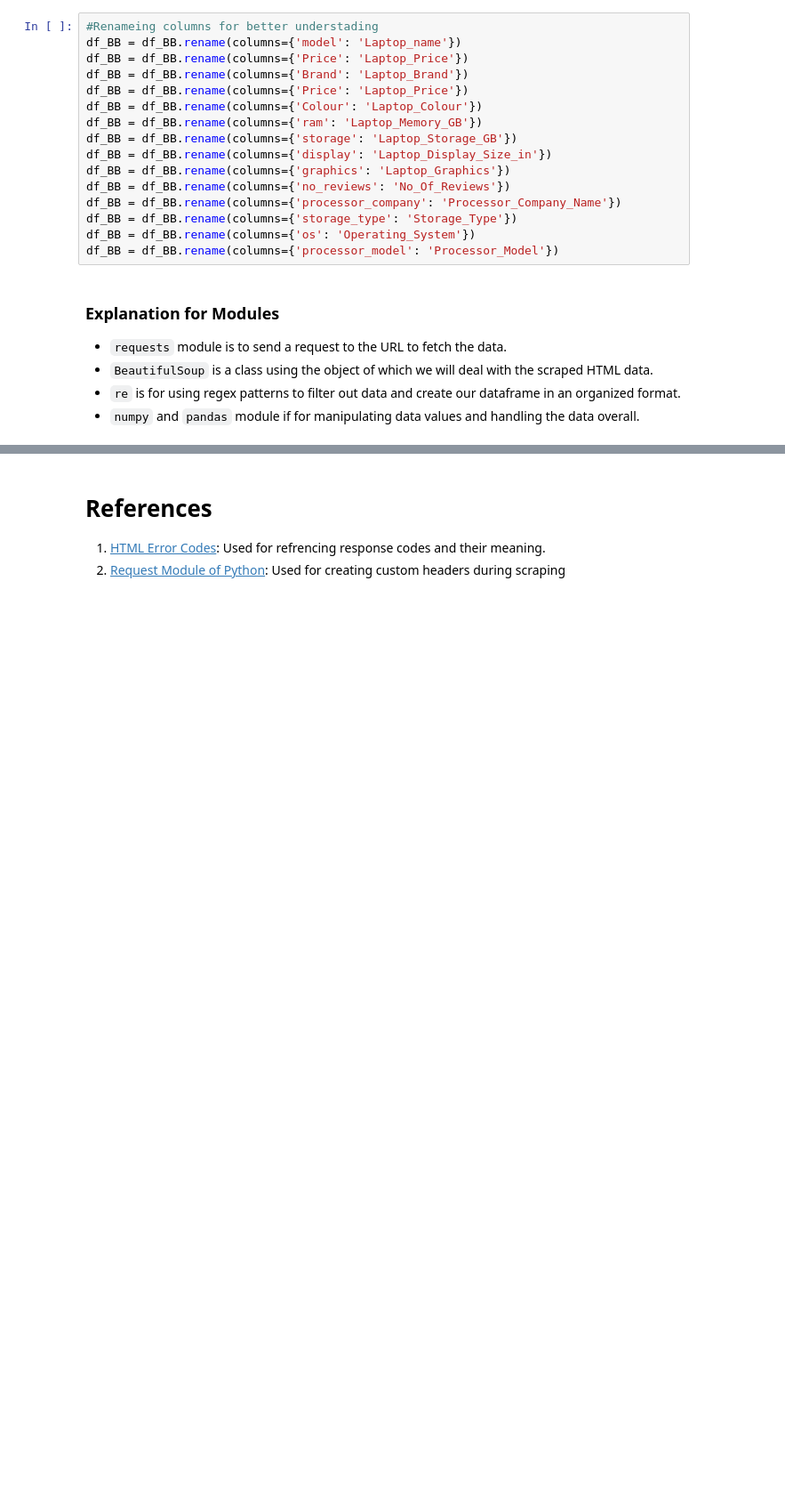
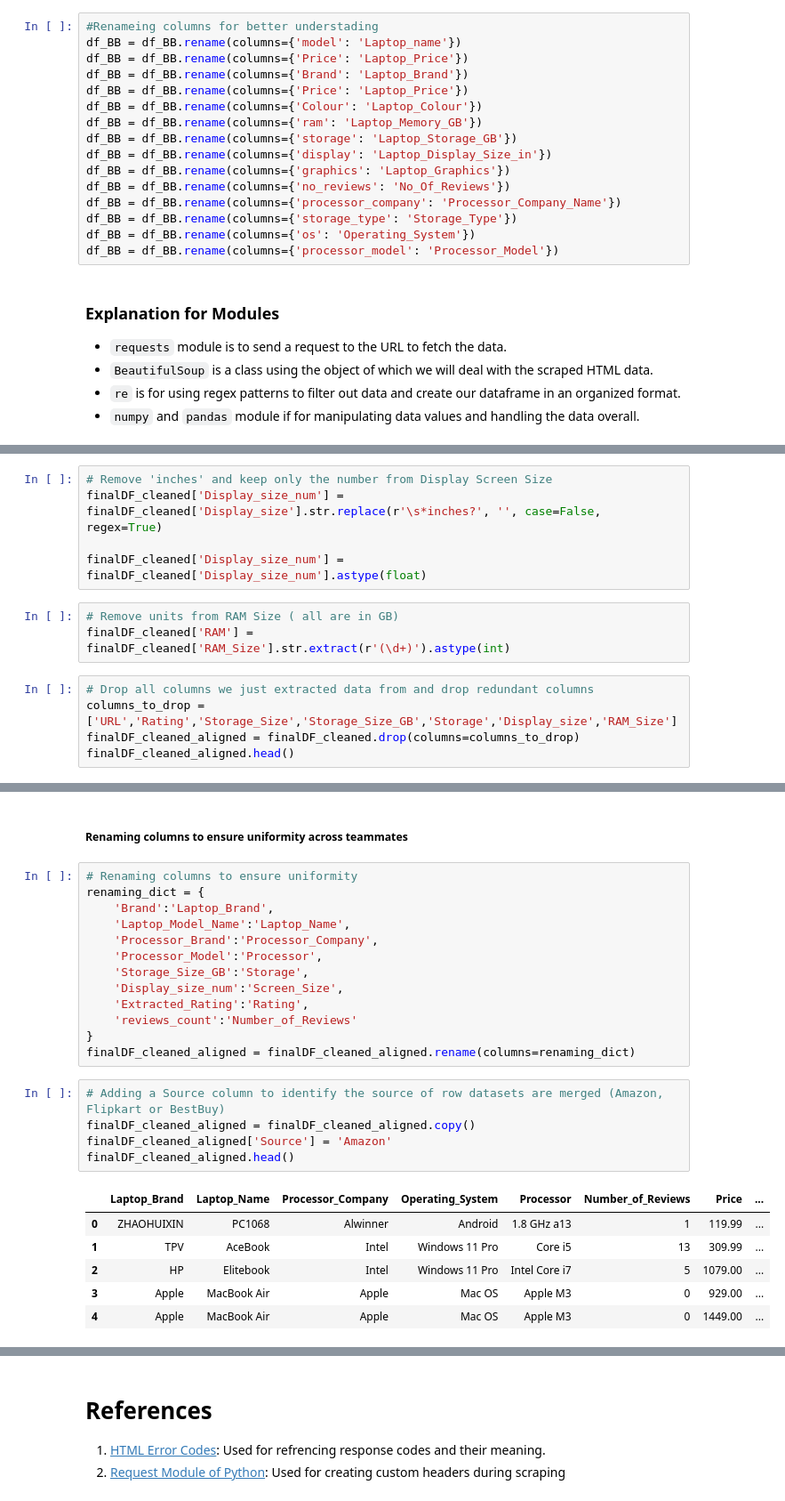
Before and after one commit to VaibhavSaran/CSE-587-PROJECT-LAPTRACK, a Jupyter notebook: Project Laptrack - Phase 1 Data Collection and Cleaning.ipynb, the cells around one changed output, grey strips where cells are left out. Shown at 89% size. Drawn from its saved outputs; the diff is of its cells as text; blank space fills up the shorter version.

```diff
--- a/Project Laptrack - Phase 1 Data Collection and Cleaning.ipynb
+++ b/Project Laptrack - Phase 1 Data Collection and Cleaning.ipynb
@@ -1142,0 +1820,13 @@ df_BB = df_BB.rename(columns={'processor_model': 'Processor_Model'})
+# %%
+# Remove 'inches' and keep only the number from Display Screen Size
+finalDF_cleaned['Display_size_num'] = finalDF_cleaned['Display_size'].str.replace(r'\s*inches?', '', case=False, regex=True)
+
+finalDF_cleaned['Display_size_num'] = finalDF_cleaned['Display_size_num'].astype(float)
+# %%
+# Remove units from RAM Size ( all are in GB)
+finalDF_cleaned['RAM'] = finalDF_cleaned['RAM_Size'].str.extract(r'(\d+)').astype(int)
+# %%
+# Drop all columns we just extracted data from and drop redundant columns
+columns_to_drop = ['URL','Rating','Storage_Size','Storage_Size_GB','Storage','Display_size','RAM_Size']
+finalDF_cleaned_aligned = finalDF_cleaned.drop(columns=columns_to_drop)
+finalDF_cleaned_aligned.head()
@@ -1142,0 +1840,27 @@ df_BB = df_BB.rename(columns={'processor_model': 'Processor_Model'})
+# %% [markdown]
+##### Renaming columns to ensure uniformity across teammates
+# %%
+# Renaming columns to ensure uniformity
+renaming_dict = {
+    'Brand':'Laptop_Brand',
+    'Laptop_Model_Name':'Laptop_Name',
+    'Processor_Brand':'Processor_Company',
+    'Processor_Model':'Processor',
+    'Storage_Size_GB':'Storage',
+    'Display_size_num':'Screen_Size',
+    'Extracted_Rating':'Rating',
+    'reviews_count':'Number_of_Reviews'
+}
+finalDF_cleaned_aligned = finalDF_cleaned_aligned.rename(columns=renaming_dict)
+# %%
+# Adding a Source column to identify the source of row datasets are merged (Amazon, Flipkart or BestBuy)
+finalDF_cleaned_aligned = finalDF_cleaned_aligned.copy()
+finalDF_cleaned_aligned['Source'] = 'Amazon'
+finalDF_cleaned_aligned.head()
+# %% [output]
+|  | Laptop_Brand | Laptop_Name | Processor_Company | Operating_System | Processor | Number_of_Reviews | Price | ... |
+| 0 | ZHAOHUIXIN | PC1068 | Alwinner | Android | 1.8 GHz a13 | 1 | 119.99 | ... |
+| 1 | TPV | AceBook | Intel | Windows 11 Pro | Core i5 | 13 | 309.99 | ... |
+| 2 | HP | Elitebook | Intel | Windows 11 Pro | Intel Core i7 | 5 | 1079.00 | ... |
+| 3 | Apple | MacBook Air | Apple | Mac OS | Apple M3 | 0 | 929.00 | ... |
+| 4 | Apple | MacBook Air | Apple | Mac OS | Apple M3 | 0 | 1449.00 | ... |
```
Also changed, not shown: parts of 61 cells of this notebook, 5 other files.
